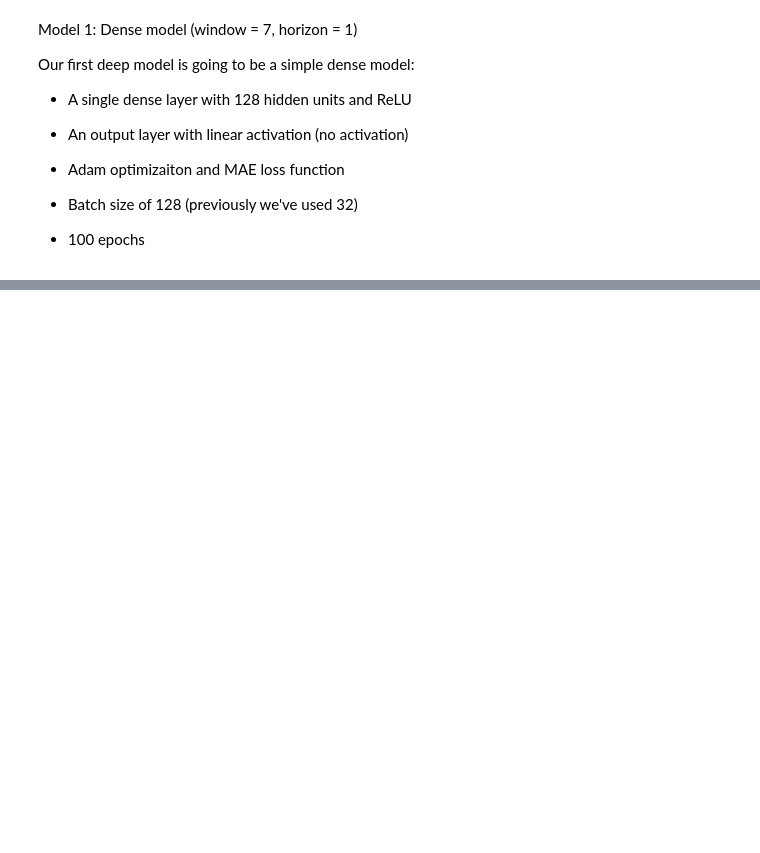
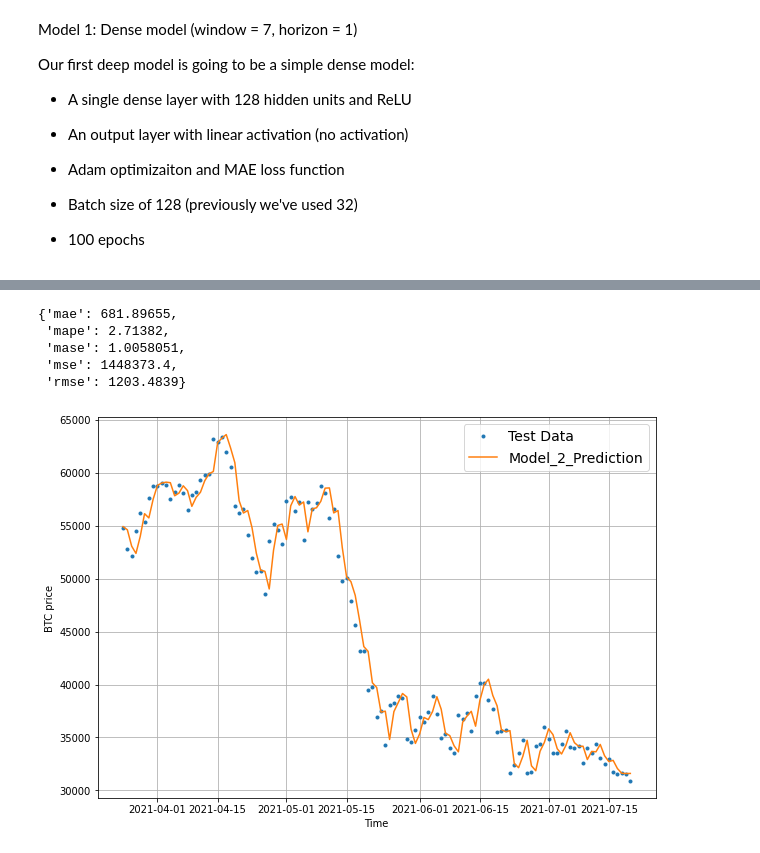
Before and after one commit to hrushikute/DataAnalytics, a Jupyter notebook: Forecasting_Time_series_Tensorflow.ipynb, the cells around one changed output, grey strips where cells are left out. Drawn from its saved outputs; the diff is of its cells as text; code cells hidden in the pictures; blank space fills up the shorter version.

```diff
--- a/Forecasting_Time_series_Tensorflow.ipynb
+++ b/Forecasting_Time_series_Tensorflow.ipynb
@@ -378,0 +500,3 @@ model_1=tf.keras.load_model
+# %%
+model_2 = tf.keras.models.load_model("model_experiments/model_2_dense")
+model_2.evaluate(test_windows, test_labels)
@@ -378,0 +506,31 @@ model_1=tf.keras.load_model
+# %%
+model_2_preds = make_preds(model=model_2,input_data=test_windows)
+# Lets evaluate the model results
+
+model_2_results=evaluate_preds(y_true=tf.squeeze(test_labels), y_pred=model_2_preds)
+model_2_results
+# %% [output]
+{'mae': 681.89655,
+ 'mape': 2.71382,
+ 'mase': 1.0058051,
+ 'mse': 1448373.4,
+ 'rmse': 1203.4839}
+# %%
+# plot the predictions against the test data
+offset=450
+plt.figure(figsize=(10,7))
+plot_time_series(timesteps=X_test[-len(test_windows):],
+                 values=test_labels,
+                 start=offset,
+                 label="Test Data"
+                 )
+
+
+plot_time_series(timesteps=X_test[-len(test_windows):],
+                 values=model_2_preds,
+                 start=offset,
+                 format='-',
+                 label="Model_2_Prediction"
+                 )
+# %% [output]
+[figure, added]
```
Also changed, not shown: parts of 15 cells of this notebook.
